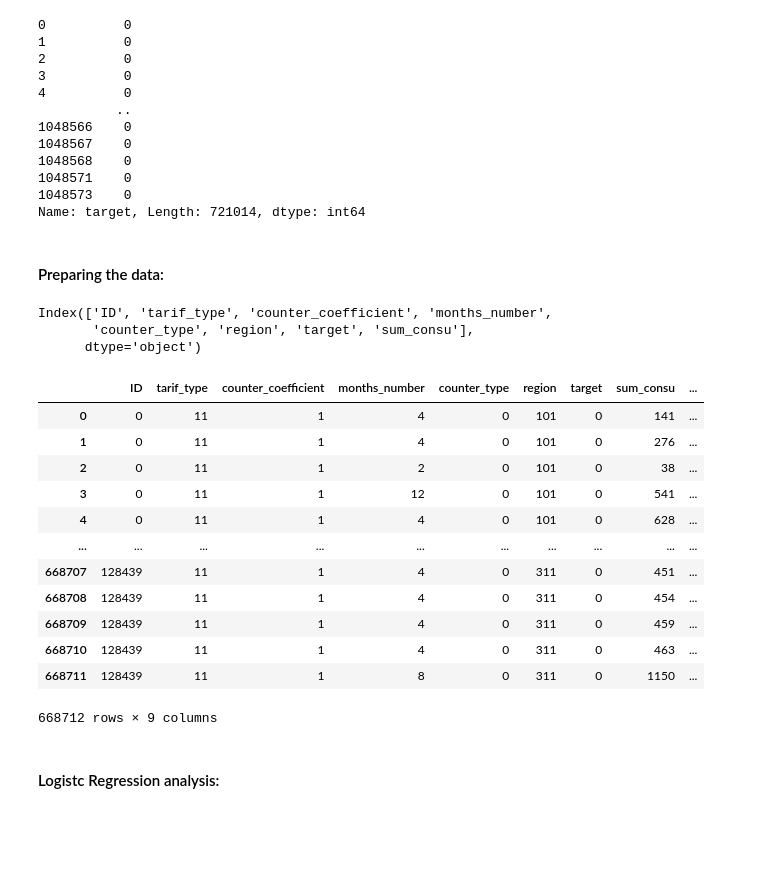
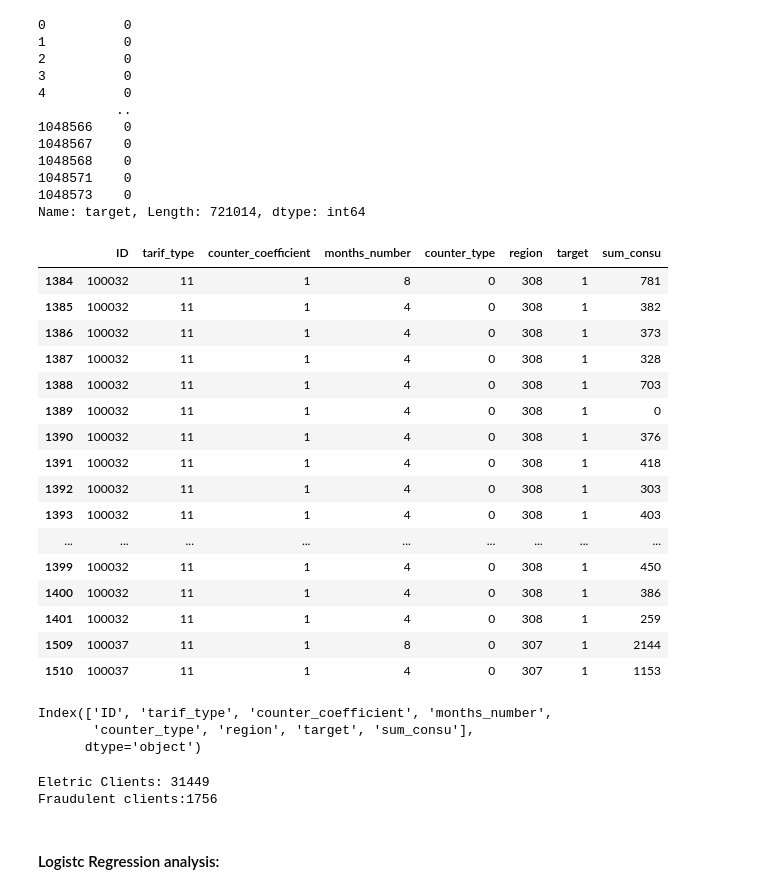
Before and after one commit to barbarattorres/ML-Frauddetection, a Jupyter notebook: GIU_DAY_03_eletric.ipynb, the cells around one changed output. Saved outputs shown, nothing was run; the diff lists cells and outputs as text; code cells hidden in the pictures; blank space fills up the shorter version.

```diff
--- a/GIU_DAY_03_eletric.ipynb
+++ b/GIU_DAY_03_eletric.ipynb
@@ -59,12 +59,28 @@ Name: target, Length: 721014, dtype: int64
 # %%
 #2# JUST FOR FRAUD IN GAS TYPE:
 
 # Fraud = 1 , Non-fraud = 0
 column_to_check_fraud = 'target'
 df_eletric_fraud = df_eletric[df_eletric[column_to_check_fraud] == 1]
-#df_gas_fraud.nunique()
+df_eletric_fraud.head(20)
+# %% [output]
+|  | ID | tarif_type | counter_coefficient | months_number | counter_type | region | target | sum_consu |
+| 1384 | 100032 | 11 | 1 | 8 | 0 | 308 | 1 | 781 |
+| 1385 | 100032 | 11 | 1 | 4 | 0 | 308 | 1 | 382 |
+| 1386 | 100032 | 11 | 1 | 4 | 0 | 308 | 1 | 373 |
+| 1387 | 100032 | 11 | 1 | 4 | 0 | 308 | 1 | 328 |
+| 1388 | 100032 | 11 | 1 | 4 | 0 | 308 | 1 | 703 |
+| 1389 | 100032 | 11 | 1 | 4 | 0 | 308 | 1 | 0 |
+| 1390 | 100032 | 11 | 1 | 4 | 0 | 308 | 1 | 376 |
+| 1391 | 100032 | 11 | 1 | 4 | 0 | 308 | 1 | 418 |
+| 1392 | 100032 | 11 | 1 | 4 | 0 | 308 | 1 | 303 |
+| 1393 | 100032 | 11 | 1 | 4 | 0 | 308 | 1 | 403 |
+| ... | ... | ... | ... | ... | ... | ... | ... | ... |
+| 1399 | 100032 | 11 | 1 | 4 | 0 | 308 | 1 | 450 |
+| 1400 | 100032 | 11 | 1 | 4 | 0 | 308 | 1 | 386 |
+| 1401 | 100032 | 11 | 1 | 4 | 0 | 308 | 1 | 259 |
+| 1509 | 100037 | 11 | 1 | 8 | 0 | 307 | 1 | 2144 |
+| 1510 | 100037 | 11 | 1 | 4 | 0 | 307 | 1 | 1153 |
-# %% [markdown]
-#### Preparing the data:
 # %%
 #1# Preparing the data:
 # The data is too big for the machine to handle.
@@ -88,20 +101,9 @@ Index(['ID', 'tarif_type', 'counter_coefficient', 'months_number',
 # %%
 df_fraud_clients_eletric = df_eletric.groupby(["ID"]).value_counts().reset_index()
-df_fraud_clients_eletric
+print(f"Eletric Clients: {df_eletric['ID'].nunique()}\nFraudulent clients:{df_eletric_fraud['ID'].nunique()}")
 # %% [output]
-|  | ID | tarif_type | counter_coefficient | months_number | counter_type | region | target | sum_consu | ... |
-| 0 | 0 | 11 | 1 | 4 | 0 | 101 | 0 | 141 | ... |
-| 1 | 0 | 11 | 1 | 4 | 0 | 101 | 0 | 276 | ... |
-| 2 | 0 | 11 | 1 | 2 | 0 | 101 | 0 | 38 | ... |
-| 3 | 0 | 11 | 1 | 12 | 0 | 101 | 0 | 541 | ... |
-| 4 | 0 | 11 | 1 | 4 | 0 | 101 | 0 | 628 | ... |
-| ... | ... | ... | ... | ... | ... | ... | ... | ... | ... |
-| 668707 | 128439 | 11 | 1 | 4 | 0 | 311 | 0 | 451 | ... |
-| 668708 | 128439 | 11 | 1 | 4 | 0 | 311 | 0 | 454 | ... |
-| 668709 | 128439 | 11 | 1 | 4 | 0 | 311 | 0 | 459 | ... |
-| 668710 | 128439 | 11 | 1 | 4 | 0 | 311 | 0 | 463 | ... |
-| 668711 | 128439 | 11 | 1 | 8 | 0 | 311 | 0 | 1150 | ... |
-668712 rows × 9 columns
+Eletric Clients: 31449
+Fraudulent clients:1756
 # %%
 #2# Splitting the data:
 
```
Also changed, not shown: parts of 7 cells of this notebook, 7 other files.
